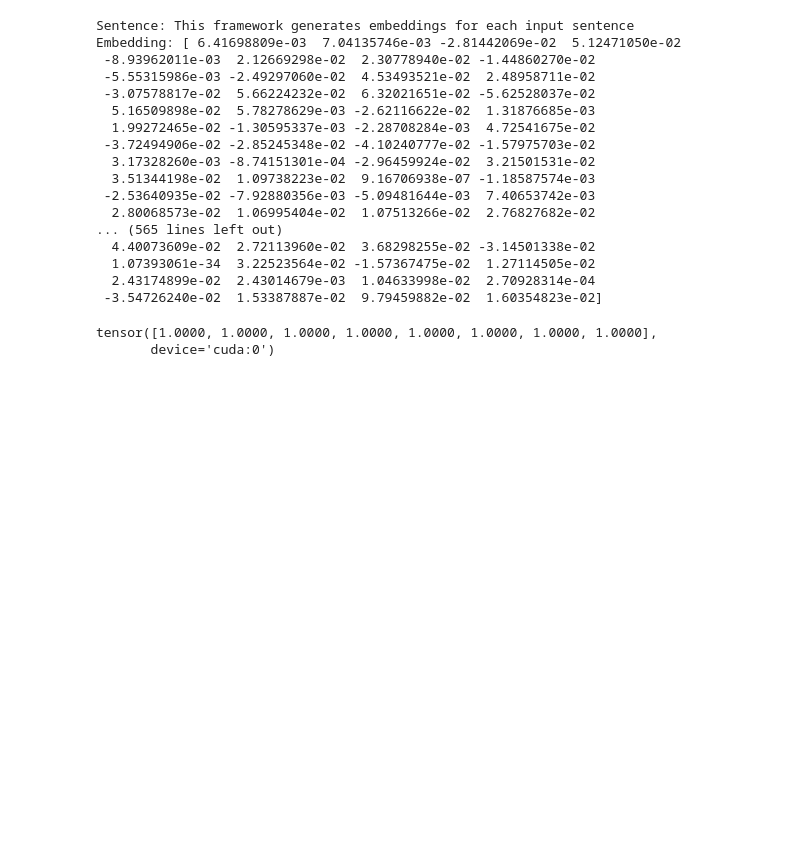
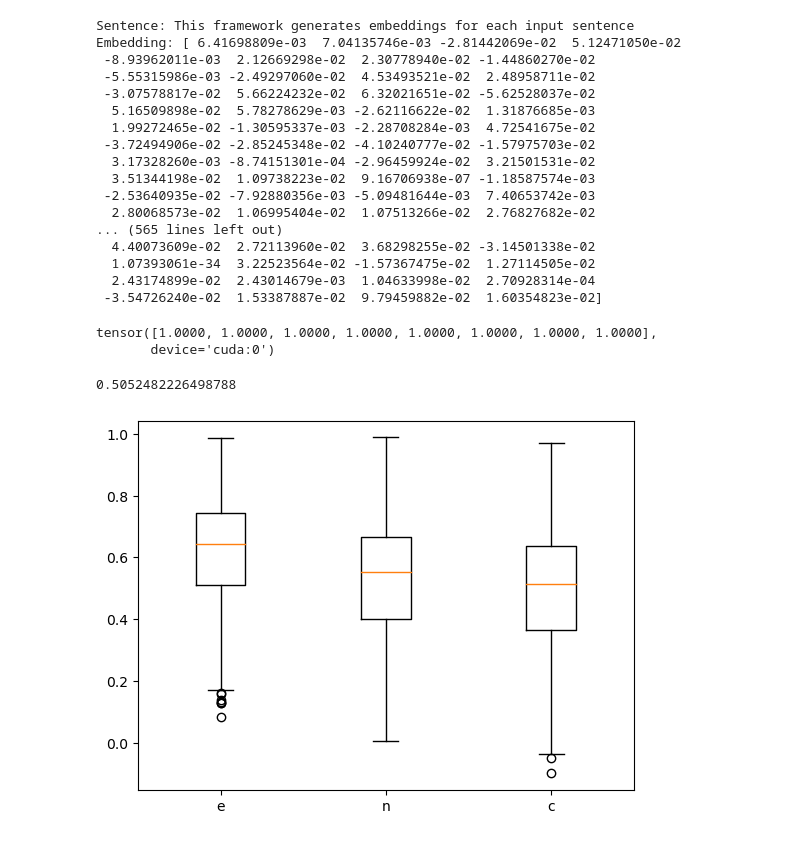
Before and after one commit to RaymondUoE/L101_ML_NLP, a Jupyter notebook: Untitled.ipynb, the cells around one changed output. Cells and saved outputs as stored; diff of their text form; code cells hidden in the pictures; blank space fills up the shorter version.

Commit message:
visualisation

```diff
--- a/Untitled.ipynb
+++ b/Untitled.ipynb
@@ -89,17 +90,38 @@ data_dict = {}
 
 p_embs = model.encode(list(df_chaos_train['premise'].values), convert_to_tensor=True)
 h_embs = model.encode(list(df_chaos_train['hypothesis'].values), convert_to_tensor=True)
+cos_sim = util.pairwise_cos_sim(p_embs, h_embs)
+
 
 
 for index, row in df_chaos_train.iterrows():
     uid = row['uid']
 
-    temp_dict = row[['label_dist', 'entropy', 'premise', 'hypothesis']].to_dict()
+    temp_dict = row[['label_dist', 'majority_label', 'entropy', 'premise', 'hypothesis']].to_dict()
     temp_dict['p_embedding'] = p_embs[index]
     temp_dict['h_embedding'] = h_embs[index]
+    temp_dict['cos_sim'] = cos_sim[index]
 
     data_dict[uid] = temp_dict
 # %%
 with open('data/data_embedding.pkl', 'wb') as f:
     pickle.dump(data_dict, f)
     f.close()
+# %%
+for k, v in data_dict.items():
+    print(v['entropy'])
+    break
+# %% [output]
+0.5052482226498788
+# %%
+my_dict = {'e': [], 'n': [], 'c':[]}
+
+for k, v in data_dict.items():
+    my_dict[v['majority_label']].append(v['cos_sim'].cpu().numpy())
+
+fig, ax = plt.subplots()
+ax.boxplot(my_dict.values())
+ax.set_xticklabels(my_dict.keys())
+plt.show()
+# %% [output]
+[figure, added]
```
Also changed, not shown: parts of 3 cells of this notebook.
